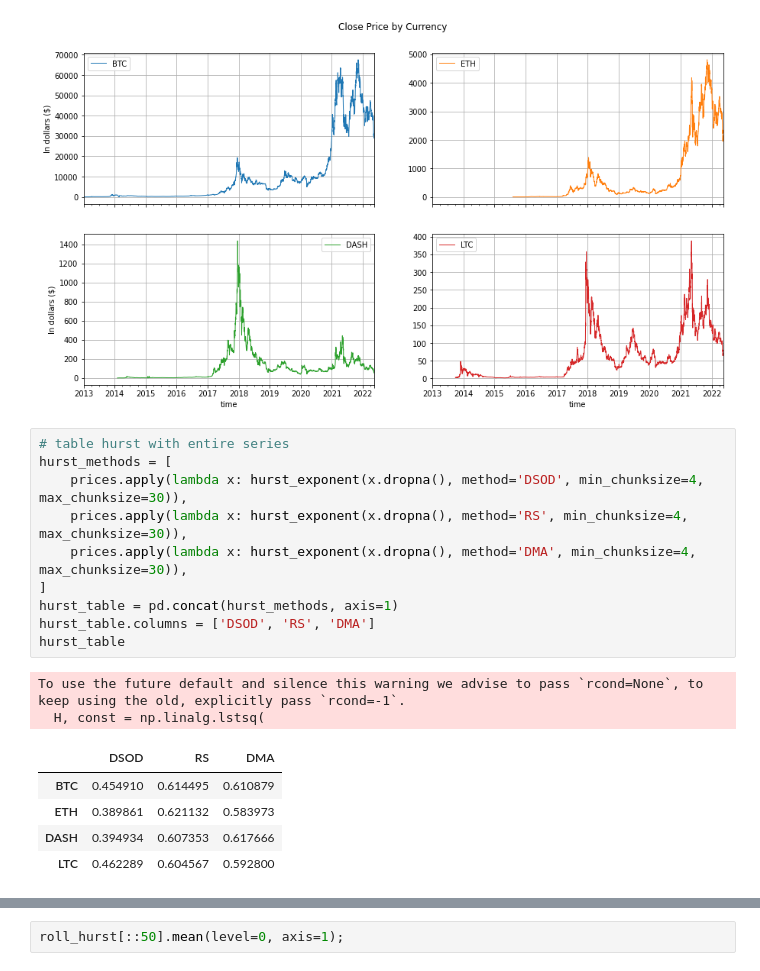
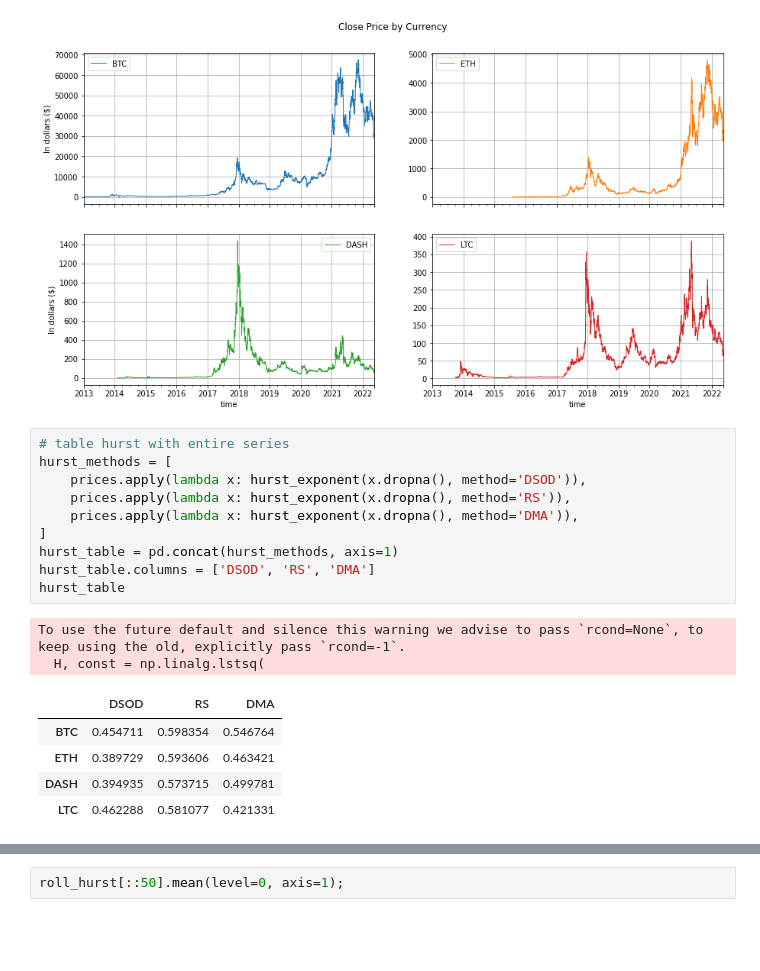
Before and after one commit to fedeb95/crypto_persistence, a Jupyter notebook: persistence_cc.ipynb, the cells around one changed output, grey strips where cells are left out. Cells and saved outputs as stored; diff of their text form; blank space fills up the shorter version.

```diff
--- a/persistence_cc.ipynb
+++ b/persistence_cc.ipynb
@@ -346,21 +346,21 @@ plt.suptitle('Close Price by Currency', y=0.95);
 # %%
 # table hurst with entire series
 hurst_methods = [
-    prices.apply(lambda x: hurst_exponent(x.dropna(), method='DSOD', min_chunksize=4, max_chunksize=30)),
-    prices.apply(lambda x: hurst_exponent(x.dropna(), method='RS', min_chunksize=4, max_chunksize=30)),
-    prices.apply(lambda x: hurst_exponent(x.dropna(), method='DMA', min_chunksize=4, max_chunksize=30)),
+    prices.apply(lambda x: hurst_exponent(x.dropna(), method='DSOD')),
+    prices.apply(lambda x: hurst_exponent(x.dropna(), method='RS')),
+    prices.apply(lambda x: hurst_exponent(x.dropna(), method='DMA')),
 ]
 hurst_table = pd.concat(hurst_methods, axis=1)
 hurst_table.columns = ['DSOD', 'RS', 'DMA']
 hurst_table
 # %% [output]
 To use the future default and silence this warning we advise to pass `rcond=None`, to keep using the old, explicitly pass `rcond=-1`.
   H, const = np.linalg.lstsq(
 |  | DSOD | RS | DMA |
-| BTC | 0.454910 | 0.614495 | 0.610879 |
-| ETH | 0.389861 | 0.621132 | 0.583973 |
-| DASH | 0.394934 | 0.607353 | 0.617666 |
-| LTC | 0.462289 | 0.604567 | 0.592800 |
+| BTC | 0.454711 | 0.598354 | 0.546764 |
+| ETH | 0.389729 | 0.593606 | 0.463421 |
+| DASH | 0.394935 | 0.573715 | 0.499781 |
+| LTC | 0.462288 | 0.581077 | 0.421331 |
 # %%
 # the same methodology as shown in the paper.
 roll_days = 300
```
Also changed, not shown: parts of 7 cells of this notebook.
